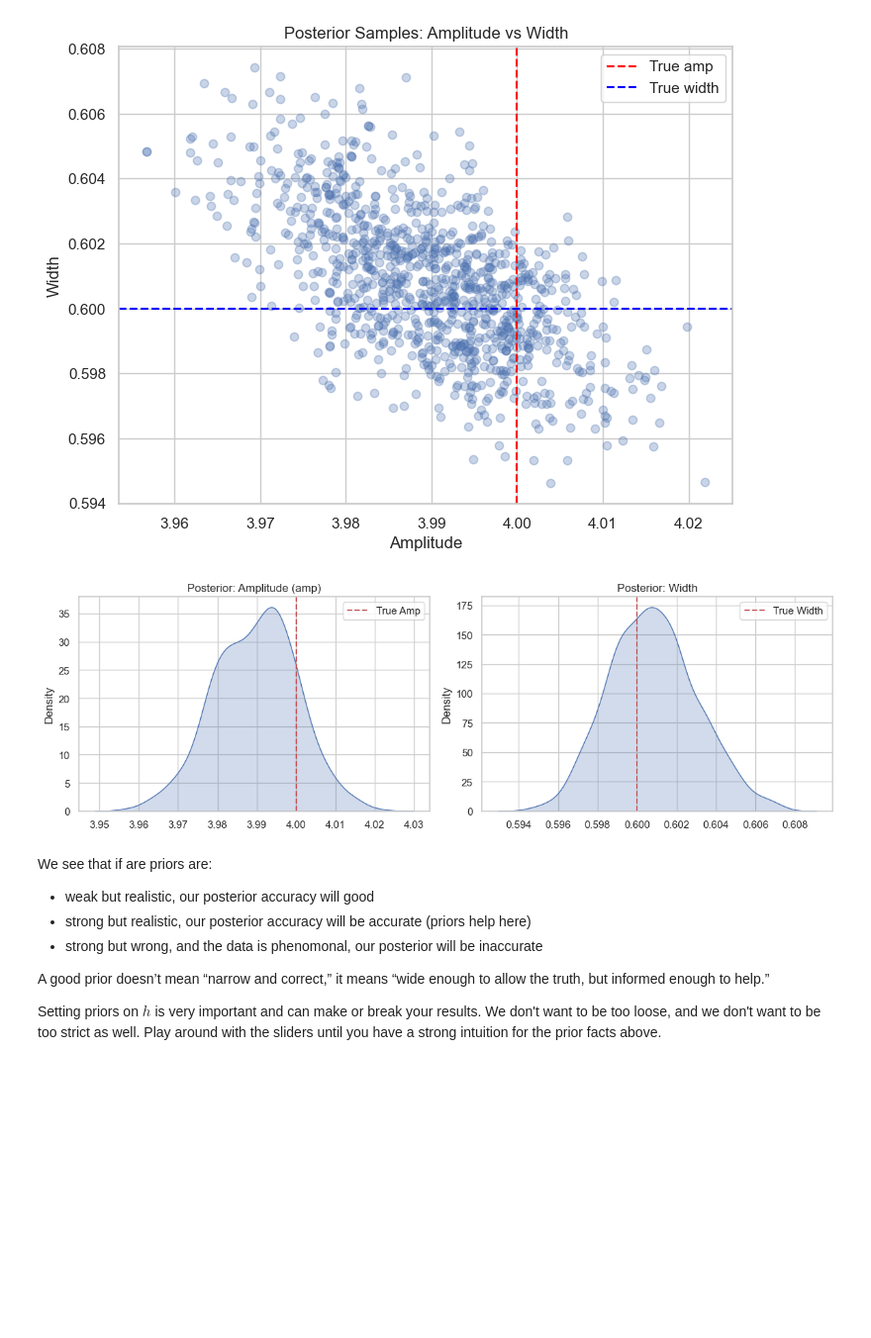
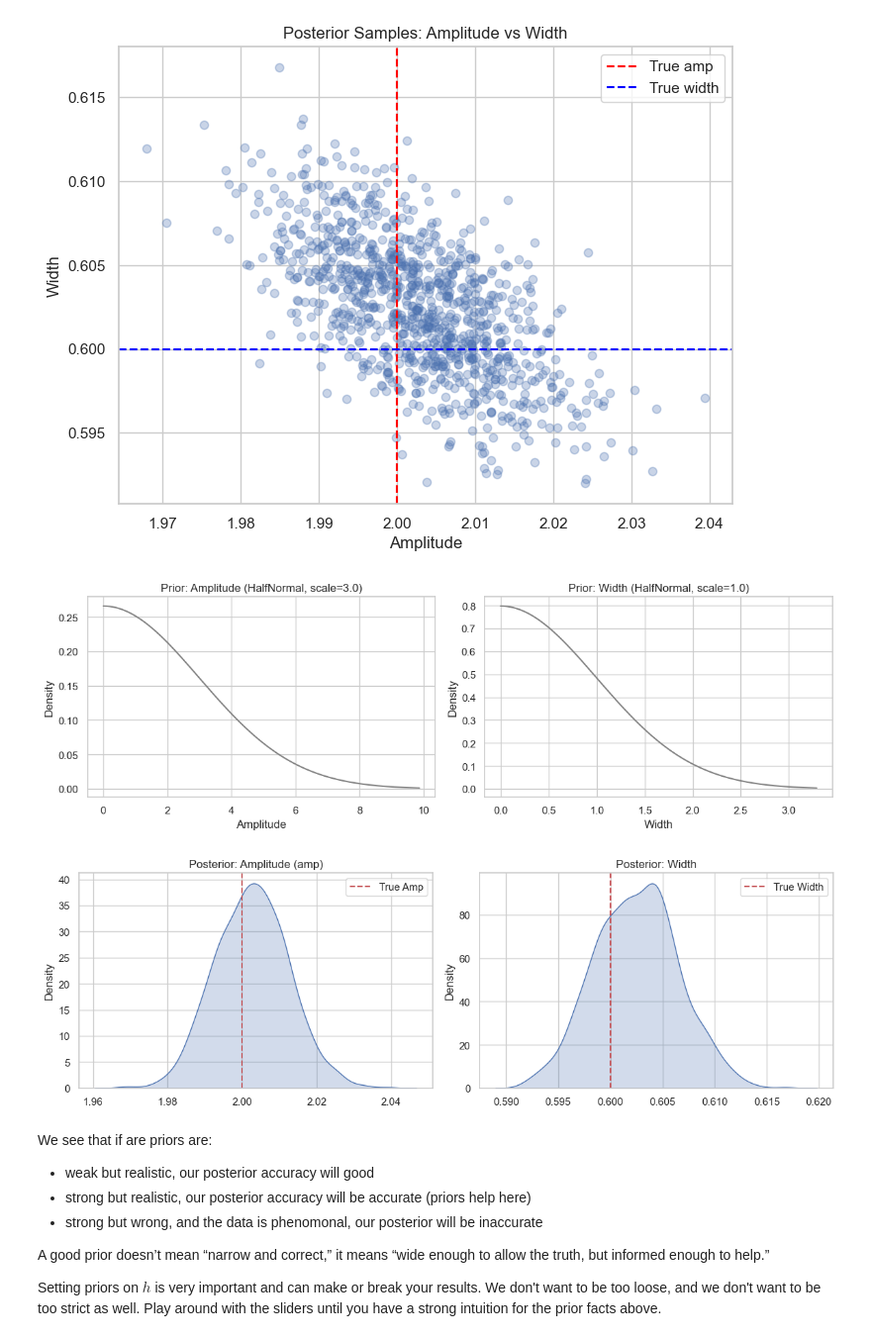
Before and after one commit to EliWaldman/research, a Jupyter notebook: starter_code/numpyro_and_bayesian_inference.ipynb, the cells around one changed output. Shown at 99% size. Drawn from its saved outputs; the diff is of its cells as text; code cells hidden in the pictures; blank space fills up the shorter version.

Commit message:
organization changes and updated numpyro_and_bayesian_inference.ipynb: fixed definitions of bayes terms and added priors plots for params of h

```diff
--- a/starter_code/numpyro_and_bayesian_inference.ipynb
+++ b/starter_code/numpyro_and_bayesian_inference.ipynb
@@ -150,6 +154,8 @@ def run_mcmc(true_amp, true_width, amp_prior_scale, width_prior_scale):
     amp_samples = samples["amp"]
     width_samples = samples["width"]
 
+    ### PLOTTING ###
+
     # Plot posterior samples
     plt.figure(figsize=(8, 6))
     plt.scatter(amp_samples, width_samples, alpha=0.3)
@@ -160,6 +166,29 @@ def run_mcmc(true_amp, true_width, amp_prior_scale, width_prior_scale):
     plt.title("Posterior Samples: Amplitude vs Width")
     plt.legend()
     plt.show()
+
+    # --- Separate Prior Distributions ---
+    fig, axes = plt.subplots(1, 2, figsize=(12, 4))
+
+    # Amplitude prior
+    x_amp = np.linspace(0, halfnorm(scale=amp_prior_scale).ppf(0.999), 300)
+    prior_amp_pdf = halfnorm(scale=amp_prior_scale).pdf(x_amp)
+    axes[0].plot(x_amp, prior_amp_pdf, color='gray')
+    axes[0].set_title(f"Prior: Amplitude (HalfNormal, scale={amp_prior_scale})")
+    axes[0].set_xlabel("Amplitude")
+    axes[0].set_ylabel("Density")
+
+    # Width prior
+    x_width = np.linspace(0, halfnorm(scale=width_prior_scale).ppf(0.999), 300)
+    prior_width_pdf = halfnorm(scale=width_prior_scale).pdf(x_width)
+    axes[1].plot(x_width, prior_width_pdf, color='gray')
+    axes[1].set_title(f"Prior: Width (HalfNormal, scale={width_prior_scale})")
+    axes[1].set_xlabel("Width")
+    axes[1].set_ylabel("Density")
+
+    plt.tight_layout()
+    plt.show()
+
 
 
     # Plot marginal posterior distributions using samples
@@ -174,35 +203,36 @@ def run_mcmc(true_amp, true_width, amp_prior_scale, width_prior_scale):
     axes[1].axvline(true_width, color='r', linestyle='--', label='True Width')
     axes[1].set_title("Posterior: Width")
     axes[1].legend()
 
     plt.tight_layout()
     plt.show()
 
 
 
 # Create interactive widgets
 amp_slider = widgets.FloatSlider(description='True Amp', min=1, max=10.0, step=1, value=2.0)
 width_slider = widgets.FloatSlider(description='True Width', min=0.1, max=5.0, step=0.1, value=0.3)
 amp_prior_slider = widgets.FloatSlider(description='Amp Prior SD', min=1, max=20, step=1, value=2.0)
 width_prior_slider = widgets.FloatSlider(description='Width Prior SD', min=0.1, max=20.0, step=0.1, value=0.3)
 button = widgets.Button(description='Run MCMC')
 
 # Hook up interaction
 def on_button_click(b):
     run_mcmc(
         true_amp=amp_slider.value,
         true_width=width_slider.value,
         amp_prior_scale=amp_prior_slider.value,
         width_prior_scale=width_prior_slider.value,
     )
 
 button.on_click(on_button_click)
 
 # Display all widgets
 display(widgets.VBox([amp_slider, width_slider, amp_prior_slider, width_prior_slider, button]))
 # %% [output]
-[figure, old version]
+[figure, new version]
-[figure, old version]
+[figure, new version]
+[figure, added]
 # %% [markdown]
 We see that if are priors are:
    - weak but realistic, our posterior accuracy will good
```
Also changed, not shown: parts of 2 cells of this notebook, 1 other file.
